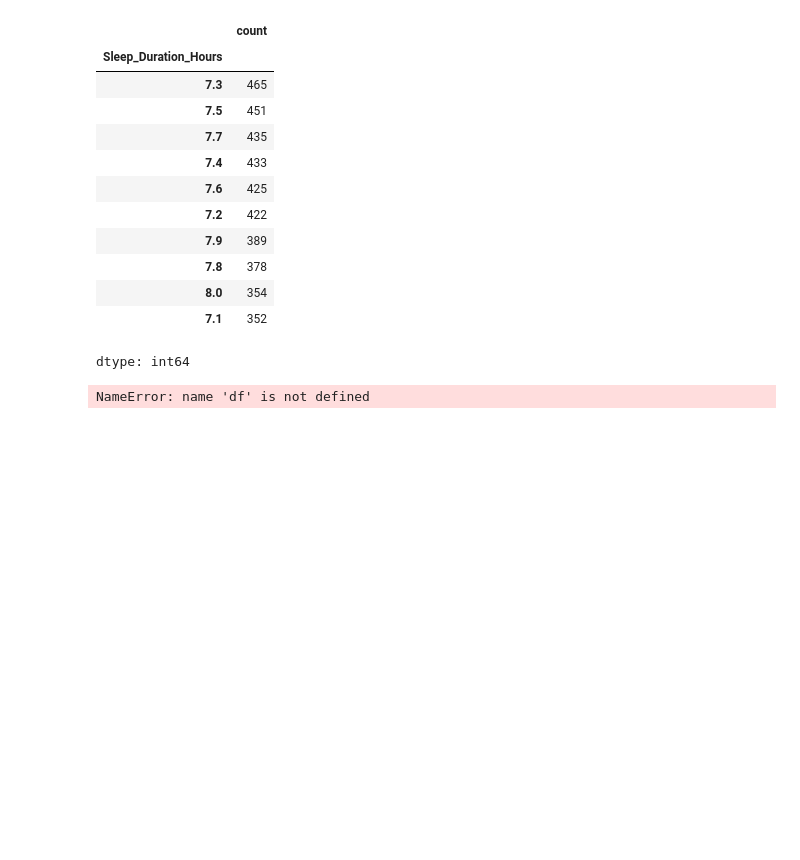
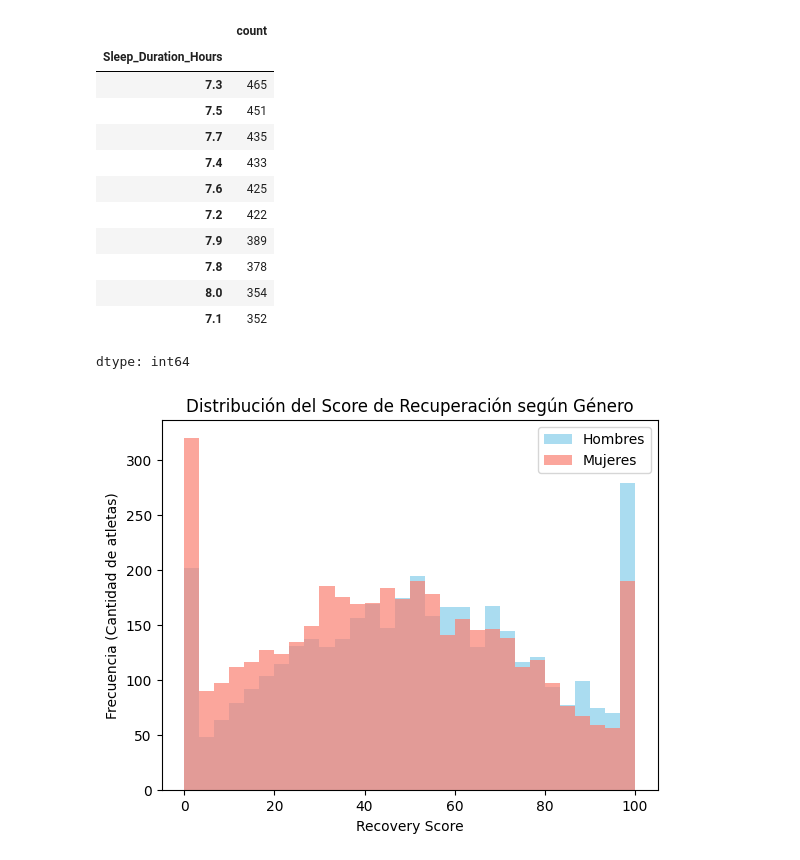
Before and after one commit to mesianor/EJ1GIT, a Jupyter notebook: proyecto1_0.ipynb, the cells around one changed output. Drawn from its saved outputs; the diff is of its cells as text; code cells hidden in the pictures; blank space fills up the shorter version.

```diff
--- a/proyecto1_0.ipynb
+++ b/proyecto1_0.ipynb
@@ -162,19 +165,20 @@ dtype: int64
 # %%
 import matplotlib.pyplot as plt
 
 # 1. Histograma: Para ver cómo cambia el score de recuperacion segun generos
-rec_hombres = df[df["Gender"] == "Male"]["Recovery_Score"]
-rec_mujeres = df[df["Gender"] == "Female"]["Recovery_Score"]
+rec_hombres = athlete[athlete["Gender"]=="Male"]["Recovery_Score"]
+
+rec_mujeres = athlete[athlete["Gender"]=="Female"]["Recovery_Score"]
 
 plt.hist(rec_hombres, bins=30, color="skyblue", alpha=0.7, label="Hombres")
 plt.hist(rec_mujeres, bins=30, color="salmon", alpha=0.7, label="Mujeres")
 
 plt.title("Distribución del Score de Recuperación según Género")
 plt.xlabel("Recovery Score")
 plt.ylabel("Frecuencia (Cantidad de atletas)")  # El eje Y siempre es el conteo
 
 plt.legend(loc="upper right")
 
 plt.show()
 # %% [output]
-NameError: name 'df' is not defined
+[figure, added]
```
Also changed, not shown: parts of 12 cells of this notebook.
